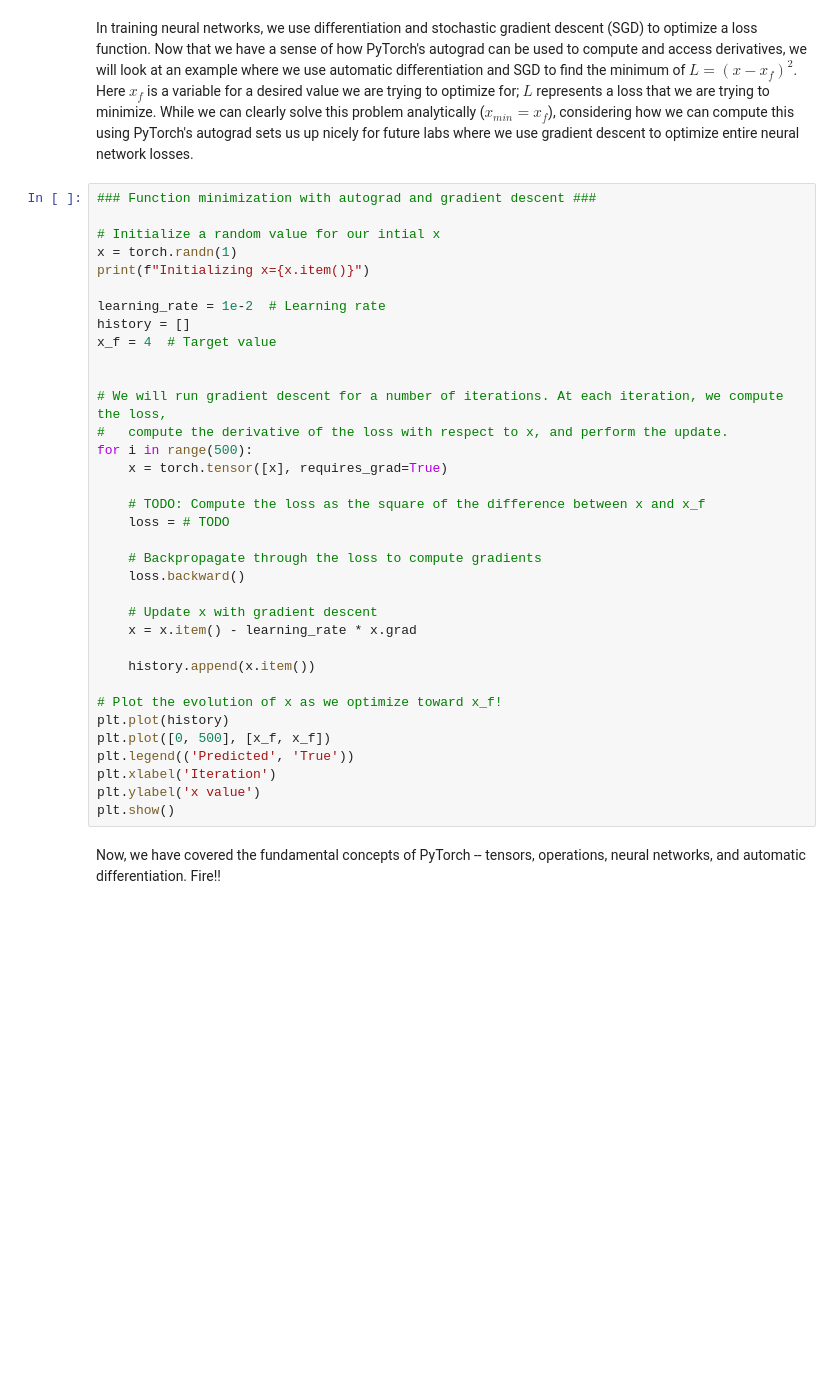
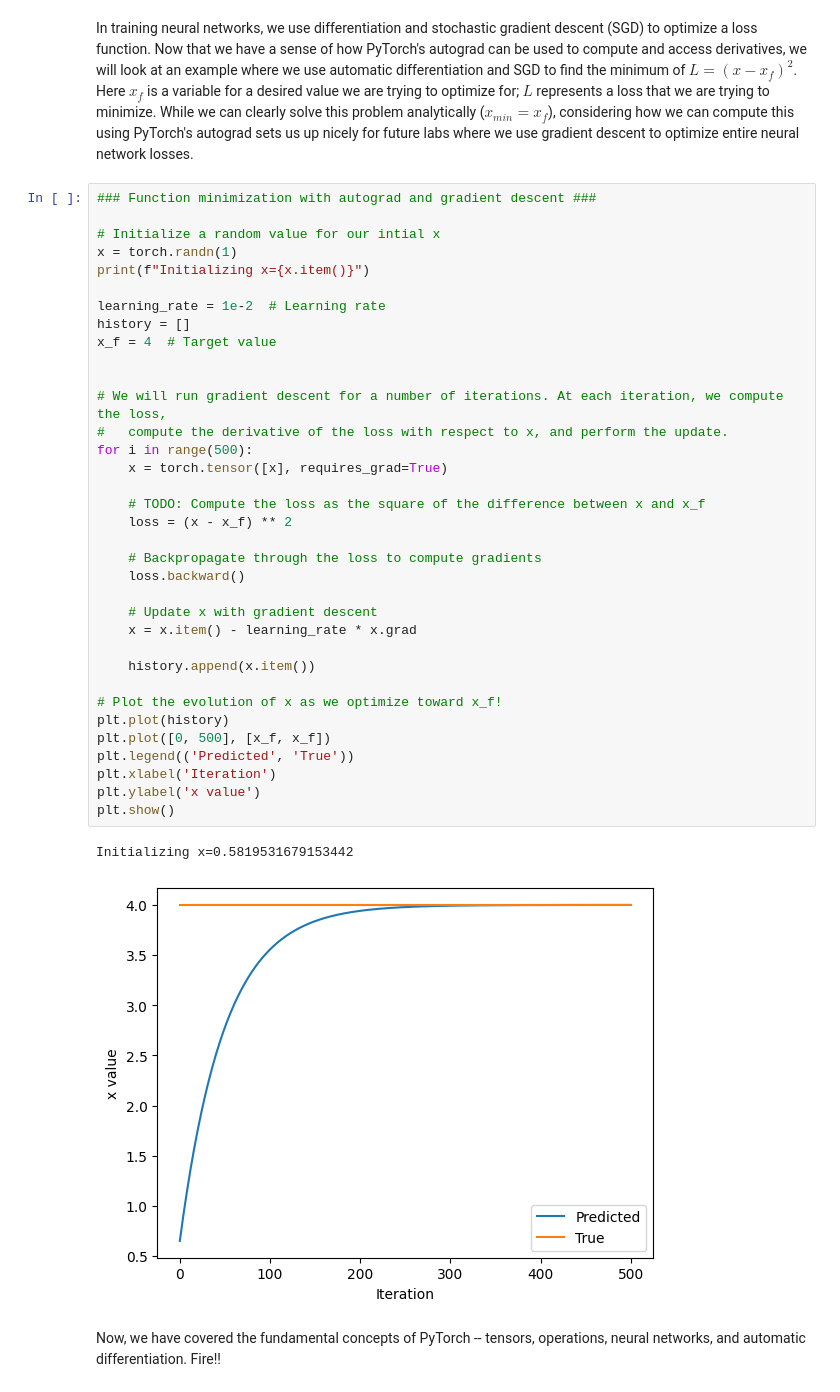
Before and after one commit to LorenFiorini/introtodeeplearning, a Jupyter notebook: lab1/PT_Part1_Intro.ipynb, the cells around one changed output. Saved outputs shown, nothing was run; the diff lists cells and outputs as text; blank space fills up the shorter version.

```diff
--- a/lab1/PT_Part1_Intro.ipynb
+++ b/lab1/PT_Part1_Intro.ipynb
@@ -328,33 +341,36 @@ In training neural networks, we use differentiation and stochastic gradient desc
 x = torch.randn(1)
 print(f"Initializing x={x.item()}")
 
 learning_rate = 1e-2  # Learning rate
 history = []
 x_f = 4  # Target value
 
 
 # We will run gradient descent for a number of iterations. At each iteration, we compute the loss,
 #   compute the derivative of the loss with respect to x, and perform the update.
 for i in range(500):
     x = torch.tensor([x], requires_grad=True)
 
     # TODO: Compute the loss as the square of the difference between x and x_f
-    loss = # TODO
+    loss = (x - x_f) ** 2
 
     # Backpropagate through the loss to compute gradients
     loss.backward()
 
     # Update x with gradient descent
     x = x.item() - learning_rate * x.grad
 
     history.append(x.item())
 
 # Plot the evolution of x as we optimize toward x_f!
 plt.plot(history)
 plt.plot([0, 500], [x_f, x_f])
 plt.legend(('Predicted', 'True'))
 plt.xlabel('Iteration')
 plt.ylabel('x value')
 plt.show()
+# %% [output]
+Initializing x=0.5819531679153442
+[figure, added]
 # %% [markdown]
 Now, we have covered the fundamental concepts of PyTorch -- tensors, operations, neural networks, and automatic differentiation. Fire!!
```
Also changed, not shown: parts of 7 cells of this notebook.
